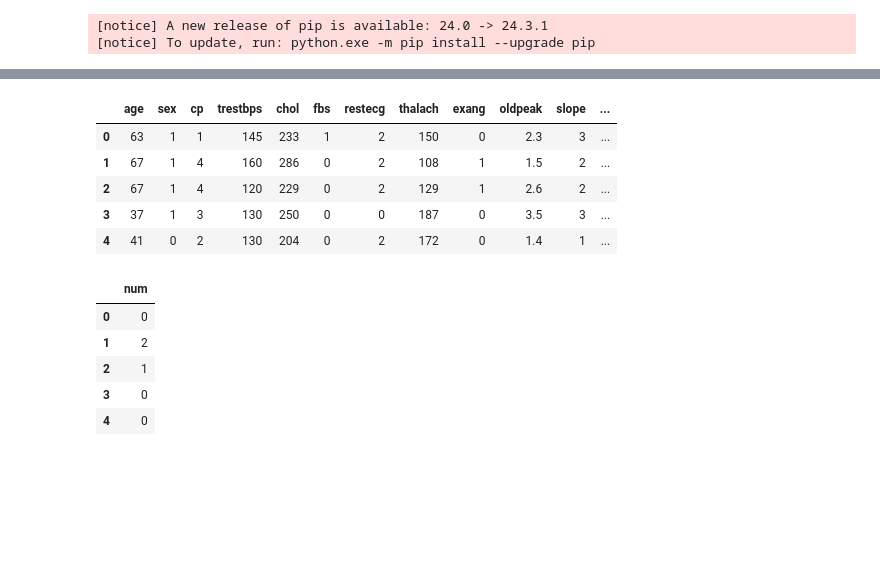
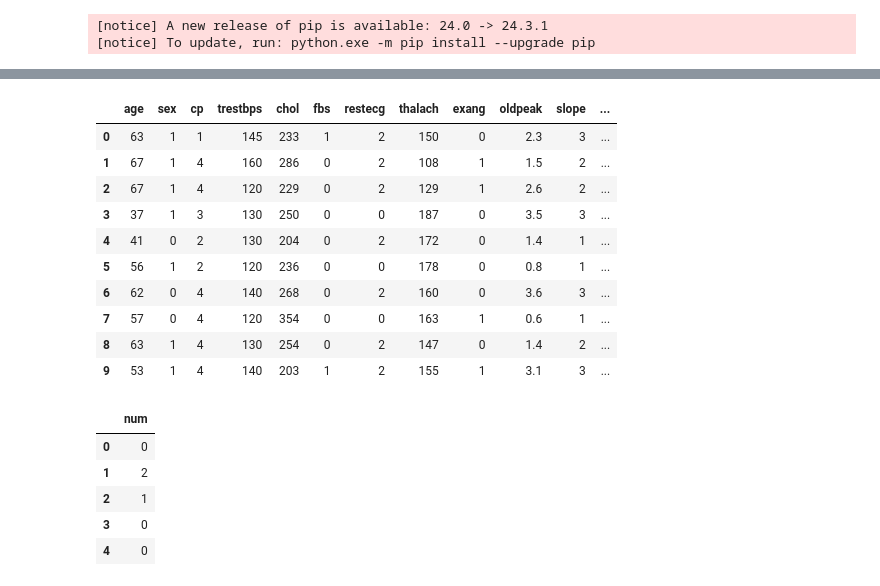
Before and after one commit to IvonLuiz/intro_aprendizado_de_maquina, a Jupyter notebook: heart_disease.ipynb, the cells around one changed output, grey strips where cells are left out. Saved outputs shown, nothing was run; the diff lists cells and outputs as text; code cells hidden in the pictures; blank space fills up the shorter version.

```diff
--- a/heart_disease.ipynb
+++ b/heart_disease.ipynb
@@ -77,14 +77,19 @@ X.describe()
 | 75% | 61.000000 | 1.000000 | 4.000000 | 140.000000 | 275.000000 | 0.000000 | 2.000000 | 166.000000 | 1.000000 | 1.600000 | 2.000000 | ... |
 | max | 77.000000 | 1.000000 | 4.000000 | 200.000000 | 564.000000 | 1.000000 | 2.000000 | 202.000000 | 1.000000 | 6.200000 | 3.000000 | ... |
 # %%
-X.head()
+X.head(10)
 # %% [output]
 |  | age | sex | cp | trestbps | chol | fbs | restecg | thalach | exang | oldpeak | slope | ... |
 | 0 | 63 | 1 | 1 | 145 | 233 | 1 | 2 | 150 | 0 | 2.3 | 3 | ... |
 | 1 | 67 | 1 | 4 | 160 | 286 | 0 | 2 | 108 | 1 | 1.5 | 2 | ... |
 | 2 | 67 | 1 | 4 | 120 | 229 | 0 | 2 | 129 | 1 | 2.6 | 2 | ... |
 | 3 | 37 | 1 | 3 | 130 | 250 | 0 | 0 | 187 | 0 | 3.5 | 3 | ... |
 | 4 | 41 | 0 | 2 | 130 | 204 | 0 | 2 | 172 | 0 | 1.4 | 1 | ... |
+| 5 | 56 | 1 | 2 | 120 | 236 | 0 | 0 | 178 | 0 | 0.8 | 1 | ... |
+| 6 | 62 | 0 | 4 | 140 | 268 | 0 | 2 | 160 | 0 | 3.6 | 3 | ... |
+| 7 | 57 | 0 | 4 | 120 | 354 | 0 | 0 | 163 | 1 | 0.6 | 1 | ... |
+| 8 | 63 | 1 | 4 | 130 | 254 | 0 | 2 | 147 | 0 | 1.4 | 2 | ... |
+| 9 | 53 | 1 | 4 | 140 | 203 | 1 | 2 | 155 | 1 | 3.1 | 3 | ... |
 # %%
 y.head()
 # %% [output]
```
Also changed, not shown: parts of 53 cells of this notebook.
